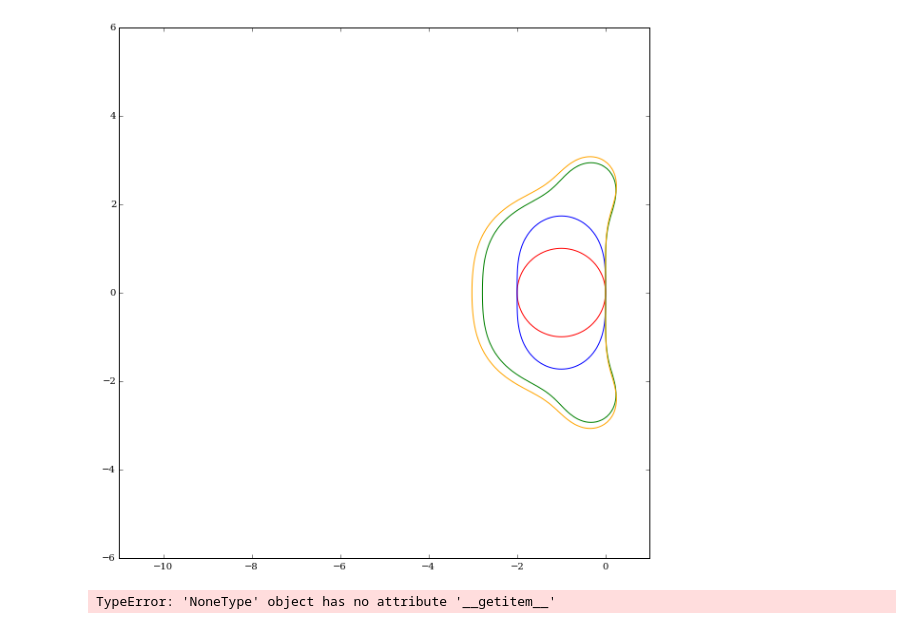
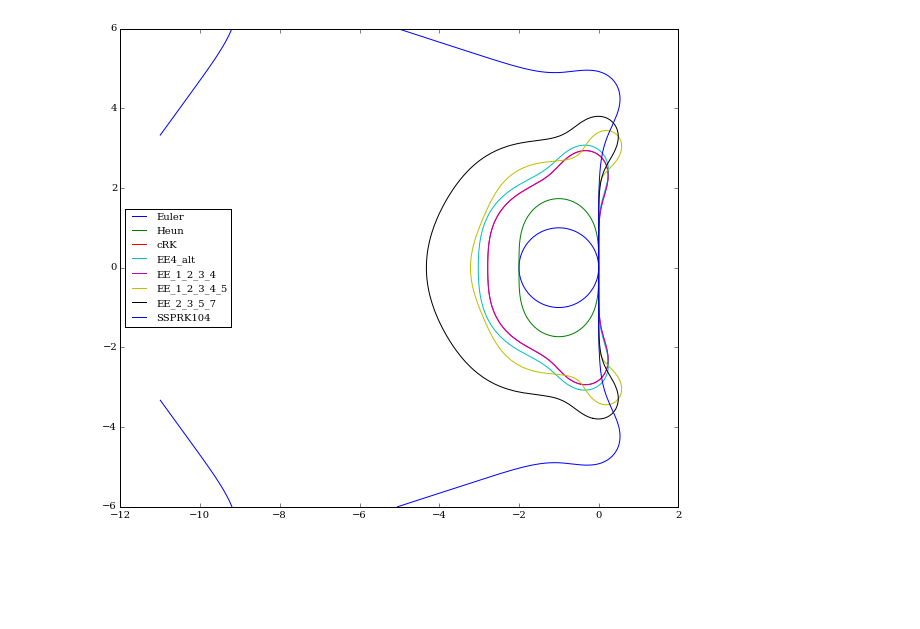
Before and after one commit to chichilalescu/pyNT, a Jupyter notebook: examples/stability.ipynb, the cells around one changed output. Drawn from its saved outputs; the diff is of its cells as text; code cells hidden in the pictures; blank space fills up the shorter version.

```diff
--- a/examples/stability.ipynb
+++ b/examples/stability.ipynb
@@ -36,35 +4,0 @@ traj3 = tst_sys.EE4_alt(
-# %%
-%matplotlib inline
-import matplotlib.pyplot as plt
-fig = plt.figure(figsize=(10,10))
-ax = fig.add_subplot(111)
-ax.contour(X.ravel(),
-           Y.ravel(),
-           np.abs(traj0[1, 0]),
-           levels = [1],
-           colors = 'red')
-ax.contour(X.ravel(),
-           Y.ravel(),
-           np.abs(traj1[1, 0]),
-           levels = [1],
-           colors = 'blue')
-ax.contour(X.ravel(),
-           Y.ravel(),
-           np.abs(traj2[1, 0]),
-           levels = [1],
-           colors = 'green')
-ax.contour(X.ravel(),
-           Y.ravel(),
-           np.abs(traj3[1, 0]),
-           levels = [1],
-           colors = 'orange')
-plt.show()
-# %% [output]
-[figure, removed]
-# %%
-evdt = tst_sys.get_evdt(
-    h0 = 4.,
-    solver = ['cRK', 'EE4'],
-    X0 = np.ones(1)*2.)
-# %% [output]
-TypeError: 'NoneType' object has no attribute '__getitem__'
@@ -77,0 +5,30 @@ ax.set_yscale('log')
+# %%
+%matplotlib inline
+import matplotlib.pyplot as plt
+
+solver_list = ['Euler',
+               'Heun',
+               'cRK',
+               'EE4_alt',
+               'EE_1_2_3_4',
+               'EE_1_2_3_4_5',
+               'EE_2_3_5_7',
+               'SSPRK104']
+
+contours = get_stability_region(
+    solver_list = solver_list)
+
+fig = plt.figure(figsize=(10,10))
+ax = fig.add_subplot(111)
+for i in range(len(solver_list)):
+    line = ax.plot(contours[i][0][:, 0],
+            contours[i][0][:, 1],
+            label = solver_list[i])
+    for path in contours[i][1:]:
+        ax.plot(path[:, 0],
+                path[:, 1],
+                color = line[0].get_color())
+ax.legend(loc='best')
+ax.set_aspect('equal')
+# %% [output]
+[figure, added]
```
Also changed, not shown: parts of 9 cells of this notebook.
